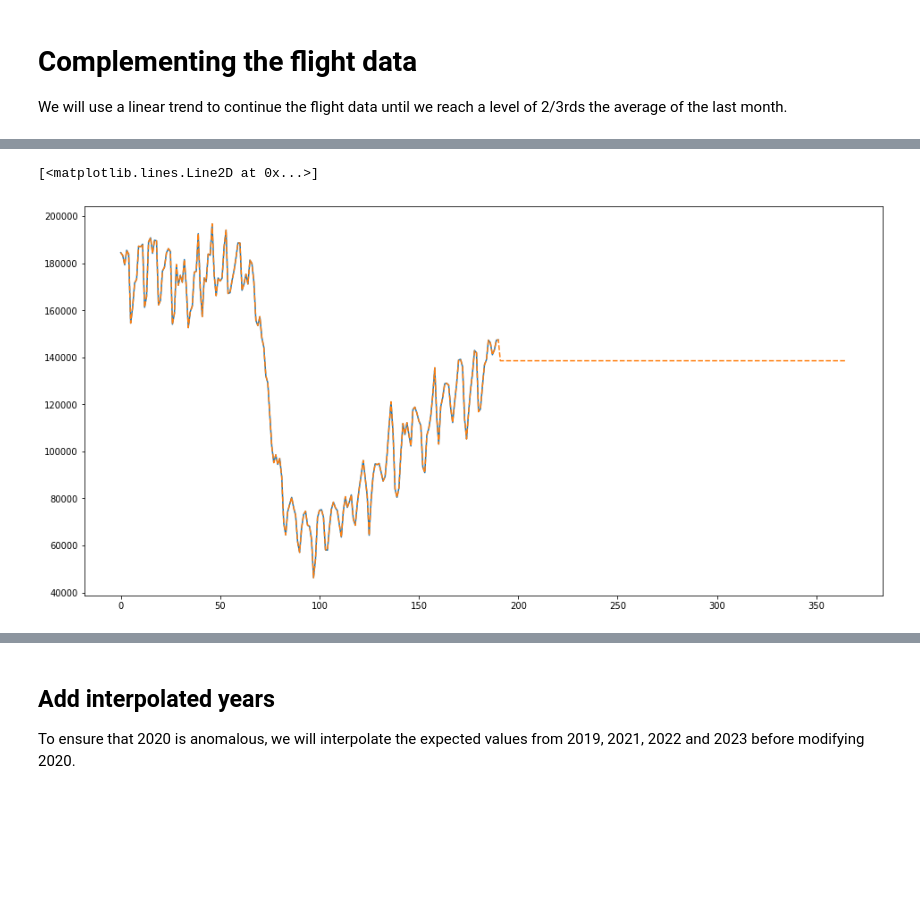
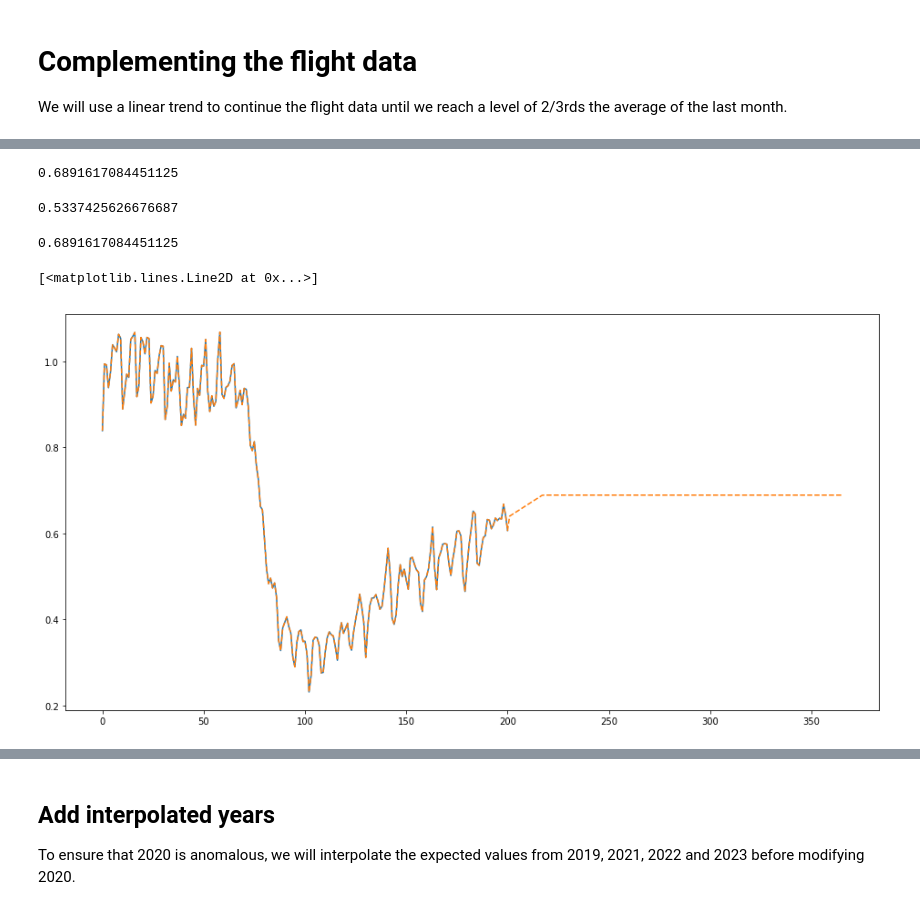
Before and after one commit to Rlamboll/modify_COVID19_netCDF_Emissions, a Jupyter notebook: calculations/calc_aviation_emissions.ipynb, the cells around one changed output, grey strips where cells are left out. Cells and saved outputs as stored; diff of their text form; code cells hidden in the pictures; blank space fills up the shorter version.

```diff
--- a/calculations/calc_aviation_emissions.ipynb
+++ b/calculations/calc_aviation_emissions.ipynb
@@ -93,0 +117,3 @@ print(flightsplat)
+# %%
+flights_factor = flights_change["2020"] / norm_table
+flights_factor.tail(14)
@@ -94,14 +136,29 @@ print(flightsplat)
+# %%
+plat_inds = [date[3:5] == month_plat for date in flights_change["Date"]]
+flightsplat = 1 - 2 / 3 * (1 - np.mean(flights_factor.loc[plat_inds]))
+print(flightsplat)
+# %% [output]
+0.6891617084451125
+0.5337425626676687
+# %%
+start_fit = 125
+fit = np.polyfit(range(len(flights_factor.dropna()))[start_fit:], flights_factor.dropna()[start_fit:], 1)
+xs = range(start_fit, 366)
+fitted_trend = np.poly1d(fit)(xs)
+print(flightsplat)
+# %% [output]
+0.6891617084451125
 # %%
-flights_list = list(flights_change["Number of flights"][:]) + [
-    min(np.poly1d(fit)(x), flightsplat) for x in range(len(flights_change["Number of flights"][:]), 366)
+flights_list = flights_factor.dropna().to_list() + [
+    min(np.poly1d(fit)(x), flightsplat) for x in range(len(flights_factor.dropna()), 366)
 ]
 # %%
 plt.figure(figsize=(16, 8))
-plt.plot(range(len(flights_change["Number of flights"])), flights_change["Number of flights"])
+plt.plot(flights_factor)
 plt.plot(range(366), flights_list, linestyle="--")
 # %% [output]
 [<matplotlib.lines.Line2D at 0x...>]
-[figure, old version]
+[figure, new version]
 # %%
 flights = pd.DataFrame({"Flights": flights_list, "month": None})
 flights
```
Also changed, not shown: parts of 14 cells of this notebook, 1 other file.
